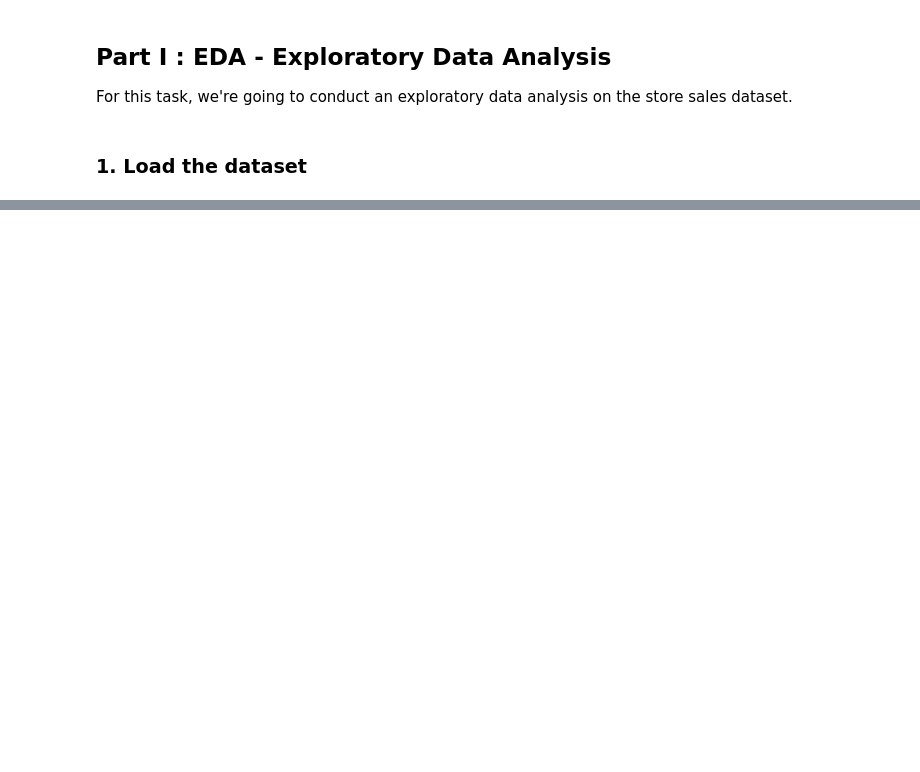
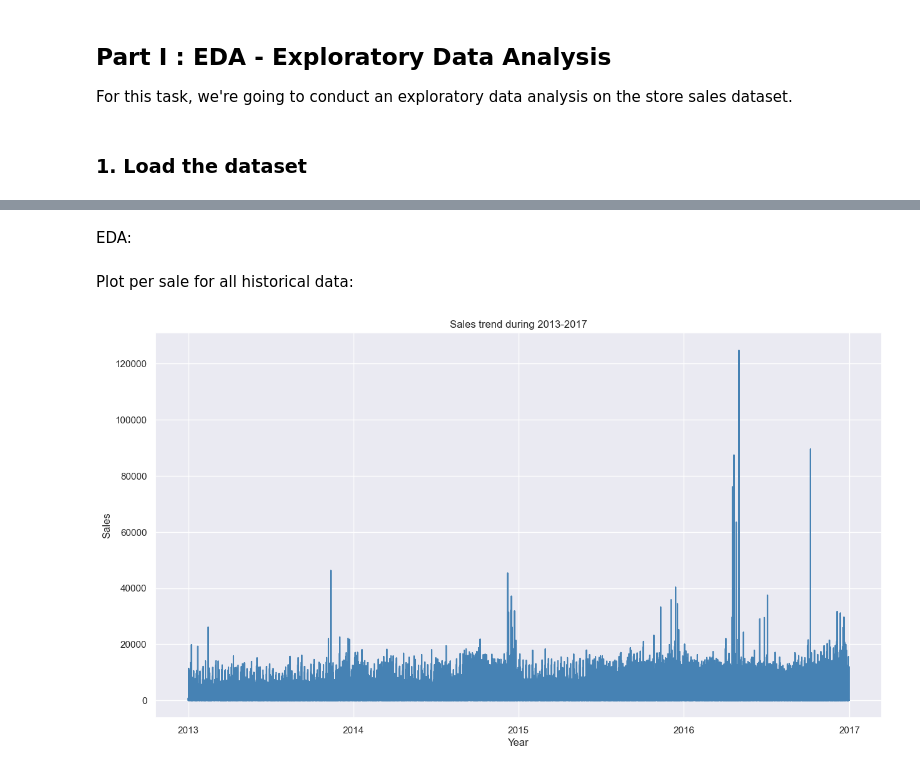
Before and after one commit to TeeNguyenDA/Store-Sales-Forecasting, a Jupyter notebook: notebooks/1_EDA.ipynb, the cells around one changed output, grey strips where cells are left out. Cells and saved outputs as stored; diff of their text form; code cells hidden in the pictures; blank space fills up the shorter version.

```diff
--- a/notebooks/1_EDA.ipynb
+++ b/notebooks/1_EDA.ipynb
@@ -151,0 +250,7 @@ dtype: int64
+# %%
+# Add more datetime column
+store_sales_df['year'] = store_sales_df['date'].dt.year
+store_sales_df['month'] = store_sales_df['date'].dt.month
+store_sales_df['week'] = store_sales_df['date'].dt.isocalendar().week.astype(int)
+store_sales_df['day_name'] = store_sales_df['date'].dt.day_of_week
+store_sales_df['day_name'] = store_sales_df['date'].dt.day_name()
@@ -151,0 +273,3 @@ dtype: int64
+# %%
+store_sales_historical = store_sales_df[store_sales_df['date'] < '2017-01-01']
+store_sales_historical
@@ -151,0 +307,23 @@ dtype: int64
+# %% [markdown]
+EDA:
+# %% [markdown]
+Plot per sale for all historical data:
+# %%
+#
+import matplotlib.dates as mdates
+
+plt.figure(figsize=(15,8))
+plt.plot(store_sales_historical.date, store_sales_historical.sales, color='steelblue')
+
+# Setting the x-axis scale to be in year units
+years = mdates.YearLocator()   # Every year
+years_fmt = mdates.DateFormatter('%Y')
+plt.gca().xaxis.set_major_locator(years)
+plt.gca().xaxis.set_major_formatter(years_fmt)
+plt.title('Sales trend during 2013-2017')
+plt.ylabel('Sales')
+plt.xlabel('Year')
+
+plt.show()
+# %% [output]
+[figure, added]
```
Also changed, not shown: parts of 78 cells of this notebook, 2 other files.
